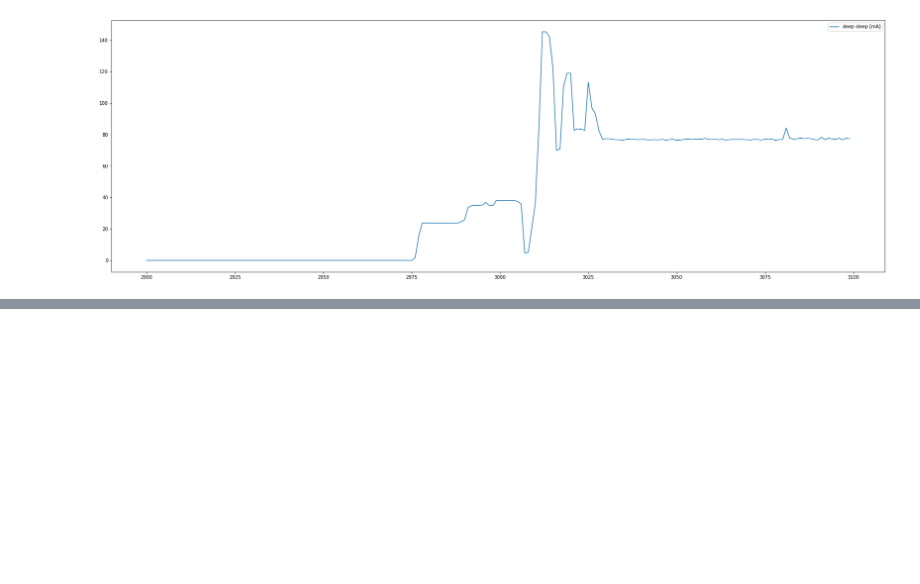
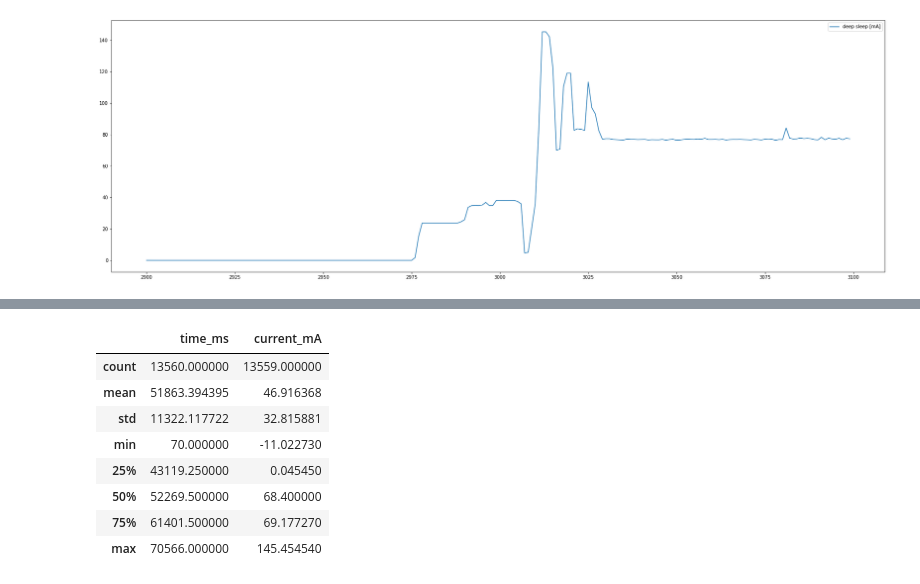
Before and after one commit to widmannthomas/dibse_integratives_gesamt_projekt, a Jupyter notebook: current_sensor/current_analysis.ipynb, the cells around one changed output, grey strips where cells are left out. Cells and saved outputs as stored; diff of their text form; code cells hidden in the pictures; blank space fills up the shorter version.

```diff
--- a/current_sensor/current_analysis.ipynb
+++ b/current_sensor/current_analysis.ipynb
@@ -45,0 +75,13 @@ plt.show()
+# %%
+data_frame_static_ip_test = pd.read_csv("static_ip.csv", sep=" ", names=["time_ms", "current_mA"])
+data_frame_static_ip_test.describe()
+# %% [output]
+|  | time_ms | current_mA |
+| count | 13560.000000 | 13559.000000 |
+| mean | 51863.394395 | 46.916368 |
+| std | 11322.117722 | 32.815881 |
+| min | 70.000000 | -11.022730 |
+| 25% | 43119.250000 | 0.045450 |
+| 50% | 52269.500000 | 68.400000 |
+| 75% | 61401.500000 | 69.177270 |
+| max | 70566.000000 | 145.454540 |
```
Also changed, not shown: parts of 5 cells of this notebook, 2 other files.
